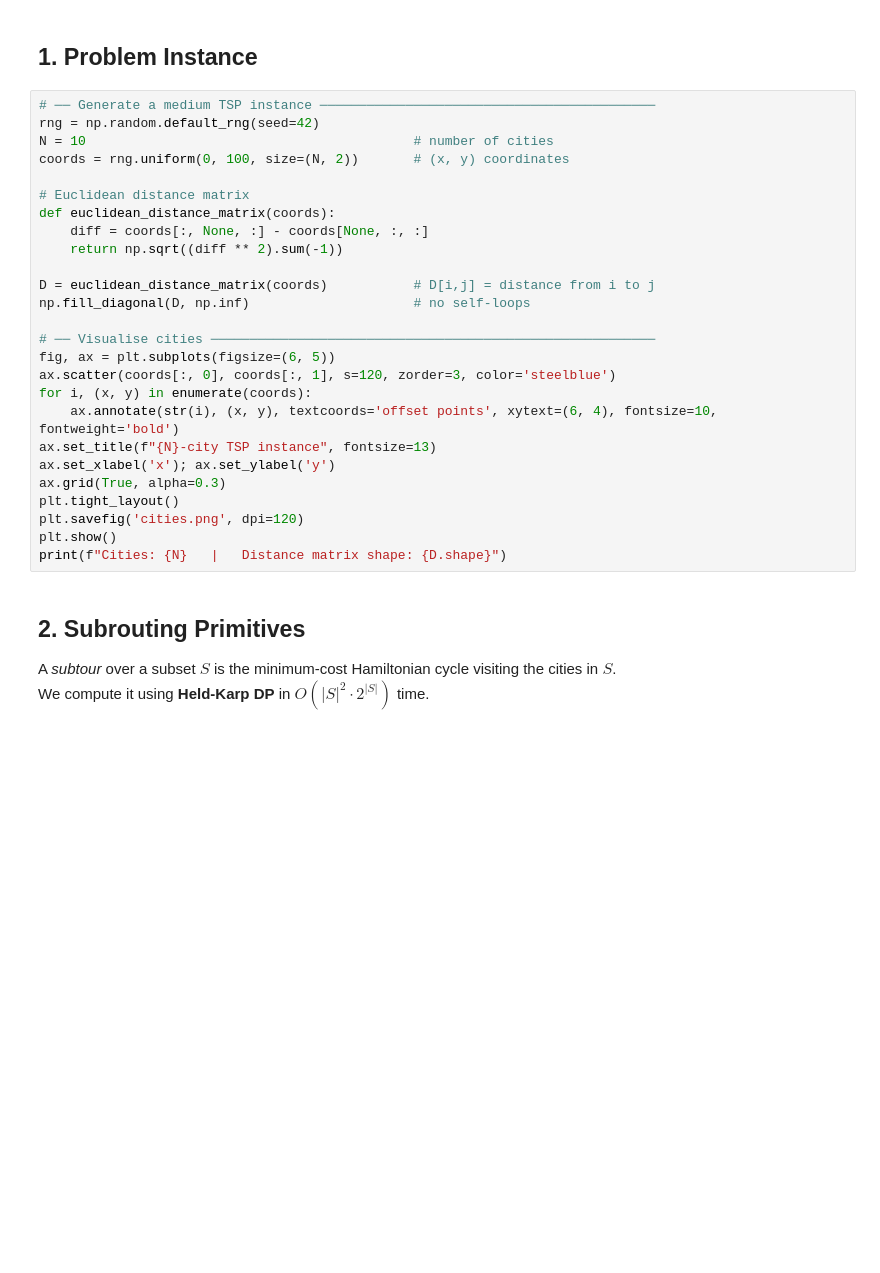
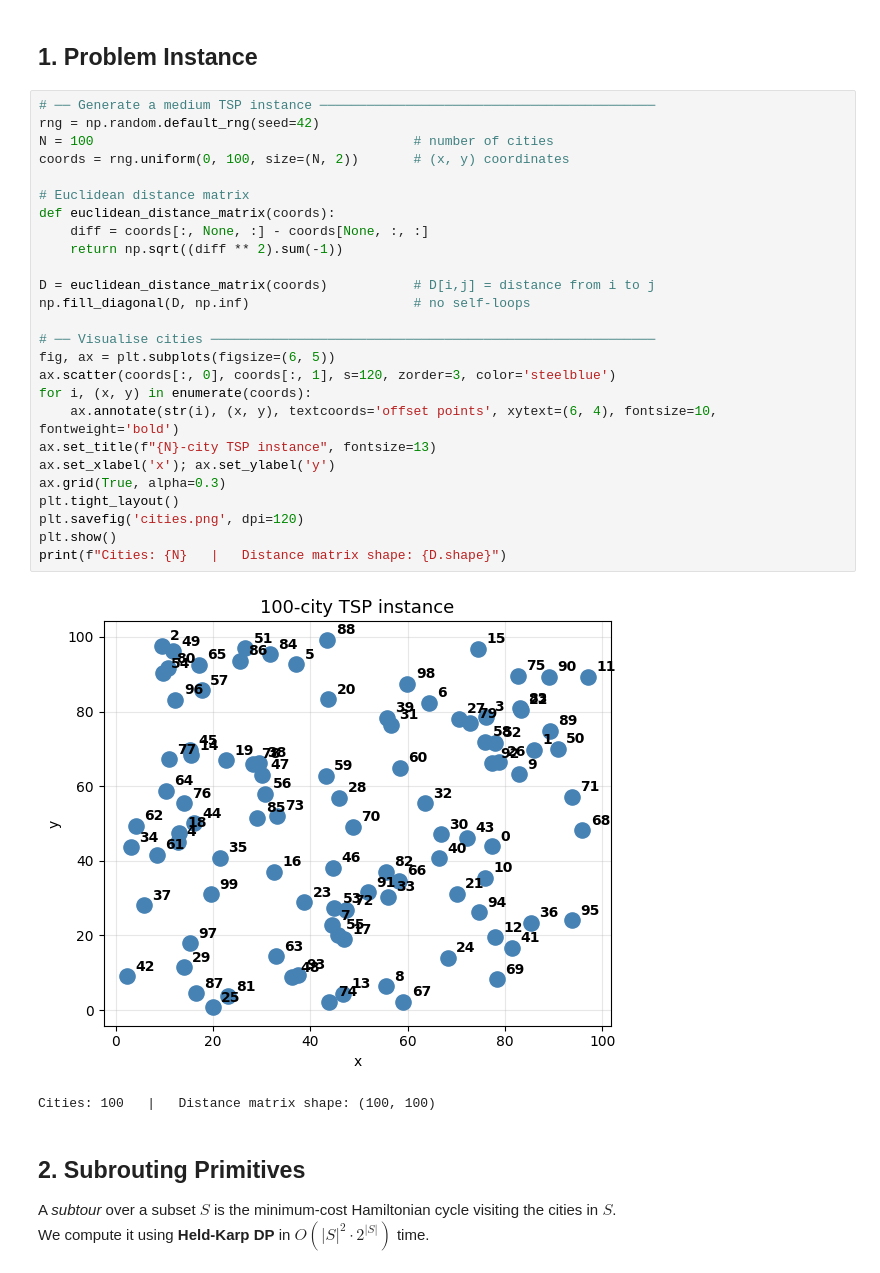
Before and after one commit to 1ozturkbe/tsp, a Jupyter notebook: tsp_column_generation.ipynb, the cells around one changed output. Drawn from its saved outputs; the diff is of its cells as text; blank space fills up the shorter version.

```diff
--- a/tsp_column_generation.ipynb
+++ b/tsp_column_generation.ipynb
@@ -52,29 +59,32 @@ AttributeError: module 'highspy' has no attribute '__version__'
 # %%
 # ── Generate a medium TSP instance ───────────────────────────────────────────
 rng = np.random.default_rng(seed=42)
-N = 10                                          # number of cities
+N = 100                                         # number of cities
 coords = rng.uniform(0, 100, size=(N, 2))       # (x, y) coordinates
 
 # Euclidean distance matrix
 def euclidean_distance_matrix(coords):
     diff = coords[:, None, :] - coords[None, :, :]
     return np.sqrt((diff ** 2).sum(-1))
 
 D = euclidean_distance_matrix(coords)           # D[i,j] = distance from i to j
 np.fill_diagonal(D, np.inf)                     # no self-loops
 
 # ── Visualise cities ─────────────────────────────────────────────────────────
 fig, ax = plt.subplots(figsize=(6, 5))
 ax.scatter(coords[:, 0], coords[:, 1], s=120, zorder=3, color='steelblue')
 for i, (x, y) in enumerate(coords):
     ax.annotate(str(i), (x, y), textcoords='offset points', xytext=(6, 4), fontsize=10, fontweight='bold')
 ax.set_title(f"{N}-city TSP instance", fontsize=13)
 ax.set_xlabel('x'); ax.set_ylabel('y')
 ax.grid(True, alpha=0.3)
 plt.tight_layout()
 plt.savefig('cities.png', dpi=120)
 plt.show()
 print(f"Cities: {N}   |   Distance matrix shape: {D.shape}")
+# %% [output]
+[figure, added]
+Cities: 100   |   Distance matrix shape: (100, 100)
 # %% [markdown]
 ## 2. Subrouting Primitives
 
```
Also changed, not shown: parts of 7 cells of this notebook.
